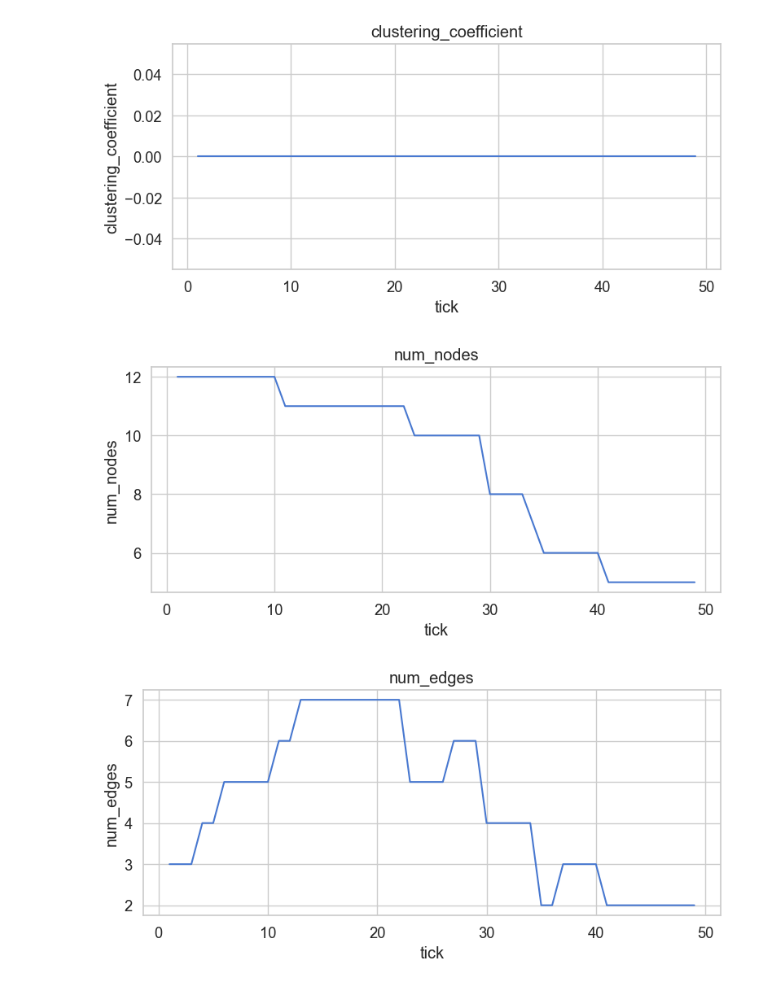
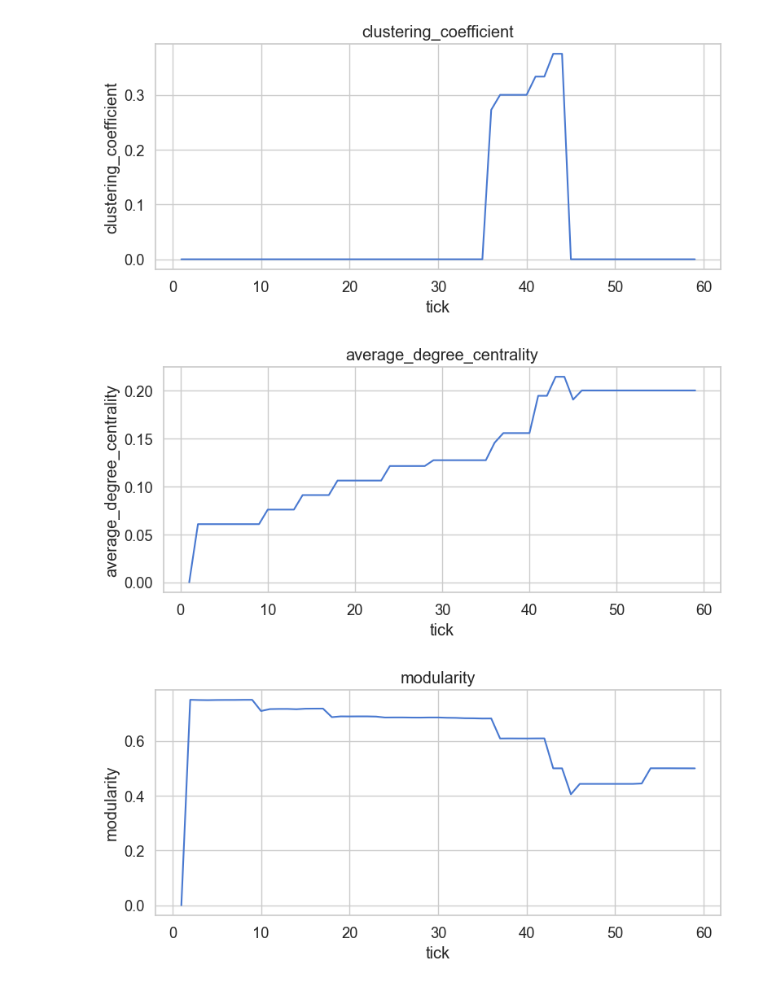
Before and after one commit to epoikos-project/notebooks, a Jupyter notebook: plots/relationship_graph.ipynb, the cells around one changed output. Cells and saved outputs as stored; diff of their text form; code cells hidden in the pictures.

```diff
--- a/plots/relationship_graph.ipynb
+++ b/plots/relationship_graph.ipynb
@@ -12,6 +13,8 @@ import matplotlib.pyplot as plt
 # %%
-simulation_id = "test-5585fd"
+simulation_id = "test-140499"
 personality = "Neutral Personality"
+
+data_dir = os.path.abspath(os.path.join("..", "data", simulation_id))
 
 download_relationship_metrics_csv(simulation_id=simulation_id, redownload=False)
 download_map(simulation_id=simulation_id)
@@ -30,5 +33,8 @@ Map downloaded to /Users/yannikhahn/Code/epoikos-notebooks/data/test-5585fd/test
 # %%
-df_filtered = df[df['average_sentiment'] != 0].copy()
+df_filtered = pd.concat([
+    df.iloc[[0]],
+    df.iloc[1:][df.iloc[1:]['average_sentiment'] != 0]
+]).copy()
 df_filtered['tick'] = range(1, len(df_filtered) + 1)
 df_filtered = df_filtered.sort_values('tick').reset_index(drop=True)
 df_filtered.head()
@@ -78,7 +88,8 @@ plt.show()
 import seaborn as sns
 
 metrics = [col for col in df_filtered.columns if col != "tick"]
-other_metrics = [m for m in metrics if m not in selected_metrics]
+selected_metric_names = [m[0] for m in selected_metrics]
+other_metrics = [m for m in metrics if m not in selected_metric_names]
 for metric in other_metrics:
     plt.figure(figsize=(8, 4))
     sns.lineplot(data=df_filtered, x="tick", y=metric)
@@ -86,5 +97,7 @@ for metric in other_metrics:
     plt.xlabel("tick")
     plt.ylabel(metric)
     plt.tight_layout()
+    plt.savefig(os.path.join(data_dir, f"{simulation_id}_{metric}.png"), dpi=300)
+
     plt.show()
 # %% [output]
@@ -94,3 +107,3 @@ for metric in other_metrics:
-[figure, old version]
+[figure, new version]
-[figure, old version]
+[figure, new version]
-[figure, old version]
+[figure, new version]
```
Also changed, not shown: parts of 5 cells of this notebook.
